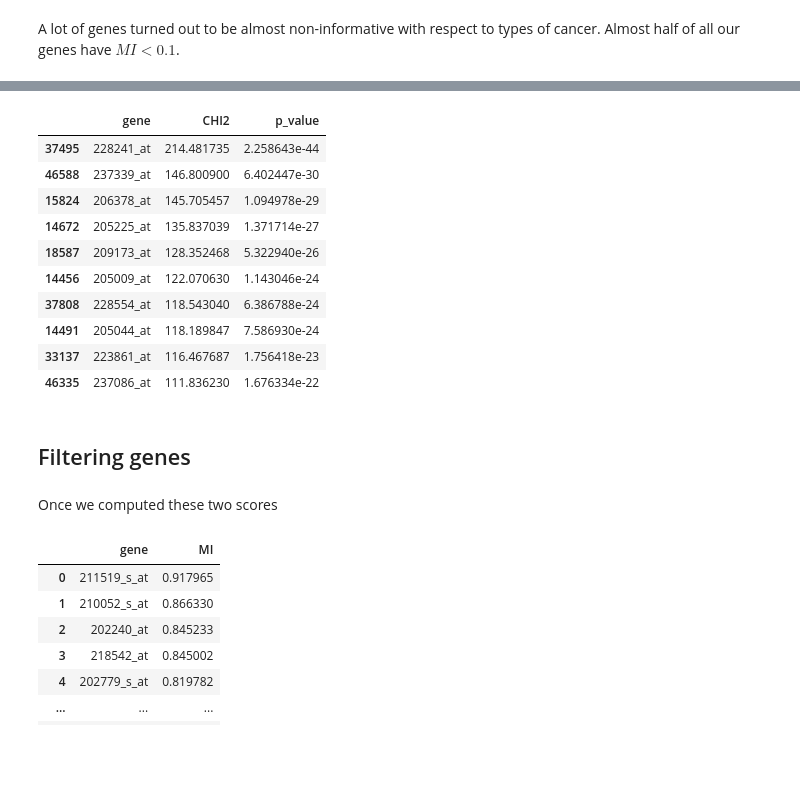
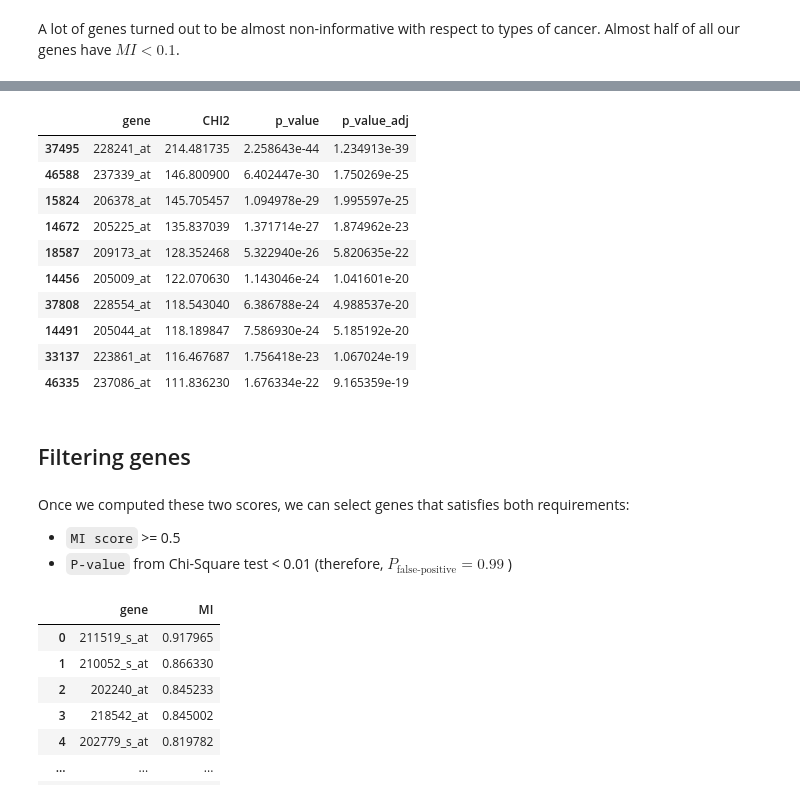
Before and after one commit to IceRocky/tsne_genes_analysis, a Jupyter notebook: breast_cancer_analysis.ipynb, the cells around one changed output, grey strips where cells are left out. Saved outputs shown, nothing was run; the diff lists cells and outputs as text; code cells hidden in the pictures; blank space fills up the shorter version.

```diff
--- a/breast_cancer_analysis.ipynb
+++ b/breast_cancer_analysis.ipynb
@@ -338,9 +343,15 @@ The provided code snippet demonstrates how to apply the `chi2` function from *sk
 
 chi2_scores, chi2_pvals = chi2(genes_matrix, labels)
 
+
+#Adjusting p-values since we have a lot of tests (one test for each gene)
+_ , chi2_pvals_adj = fdrcorrection(chi2_pvals, alpha=0.01)
+
+
 chi2_df = pd.DataFrame({"gene" : genes_names,
                      "CHI2" : chi2_scores,
-                      "p_value" : chi2_pvals})
+                      "p_value" : chi2_pvals,
+                      "p_value_adj" : chi2_pvals_adj})
 
 chi2_df = chi2_df.sort_values(by="CHI2", ascending=False)
 
@@ -354,18 +365,21 @@ Wall time: 544 ms
-|  | gene | CHI2 | p_value |
-| 37495 | 228241_at | 214.481735 | 2.258643e-44 |
-| 46588 | 237339_at | 146.800900 | 6.402447e-30 |
-| 15824 | 206378_at | 145.705457 | 1.094978e-29 |
-| 14672 | 205225_at | 135.837039 | 1.371714e-27 |
-| 18587 | 209173_at | 128.352468 | 5.322940e-26 |
-| 14456 | 205009_at | 122.070630 | 1.143046e-24 |
-| 37808 | 228554_at | 118.543040 | 6.386788e-24 |
-| 14491 | 205044_at | 118.189847 | 7.586930e-24 |
-| 33137 | 223861_at | 116.467687 | 1.756418e-23 |
-| 46335 | 237086_at | 111.836230 | 1.676334e-22 |
+|  | gene | CHI2 | p_value | p_value_adj |
+| 37495 | 228241_at | 214.481735 | 2.258643e-44 | 1.234913e-39 |
+| 46588 | 237339_at | 146.800900 | 6.402447e-30 | 1.750269e-25 |
+| 15824 | 206378_at | 145.705457 | 1.094978e-29 | 1.995597e-25 |
+| 14672 | 205225_at | 135.837039 | 1.371714e-27 | 1.874962e-23 |
+| 18587 | 209173_at | 128.352468 | 5.322940e-26 | 5.820635e-22 |
+| 14456 | 205009_at | 122.070630 | 1.143046e-24 | 1.041601e-20 |
+| 37808 | 228554_at | 118.543040 | 6.386788e-24 | 4.988537e-20 |
+| 14491 | 205044_at | 118.189847 | 7.586930e-24 | 5.185192e-20 |
+| 33137 | 223861_at | 116.467687 | 1.756418e-23 | 1.067024e-19 |
+| 46335 | 237086_at | 111.836230 | 1.676334e-22 | 9.165359e-19 |
 # %% [markdown]
 ## Filtering genes
 # %% [markdown]
-Once we computed these two scores
+Once we computed these two scores, we can select genes that satisfies both requirements:
+
+- `MI score` >= 0.5
+- `P-value` from Chi-Square test < 0.01 (therefore, $P_\text{false-positive} = 0.99$ )
 # %%
 
 mi_selected_genes = mi_df[mi_df["MI"] >= 0.5]
```
Also changed, not shown: parts of 18 cells of this notebook.
